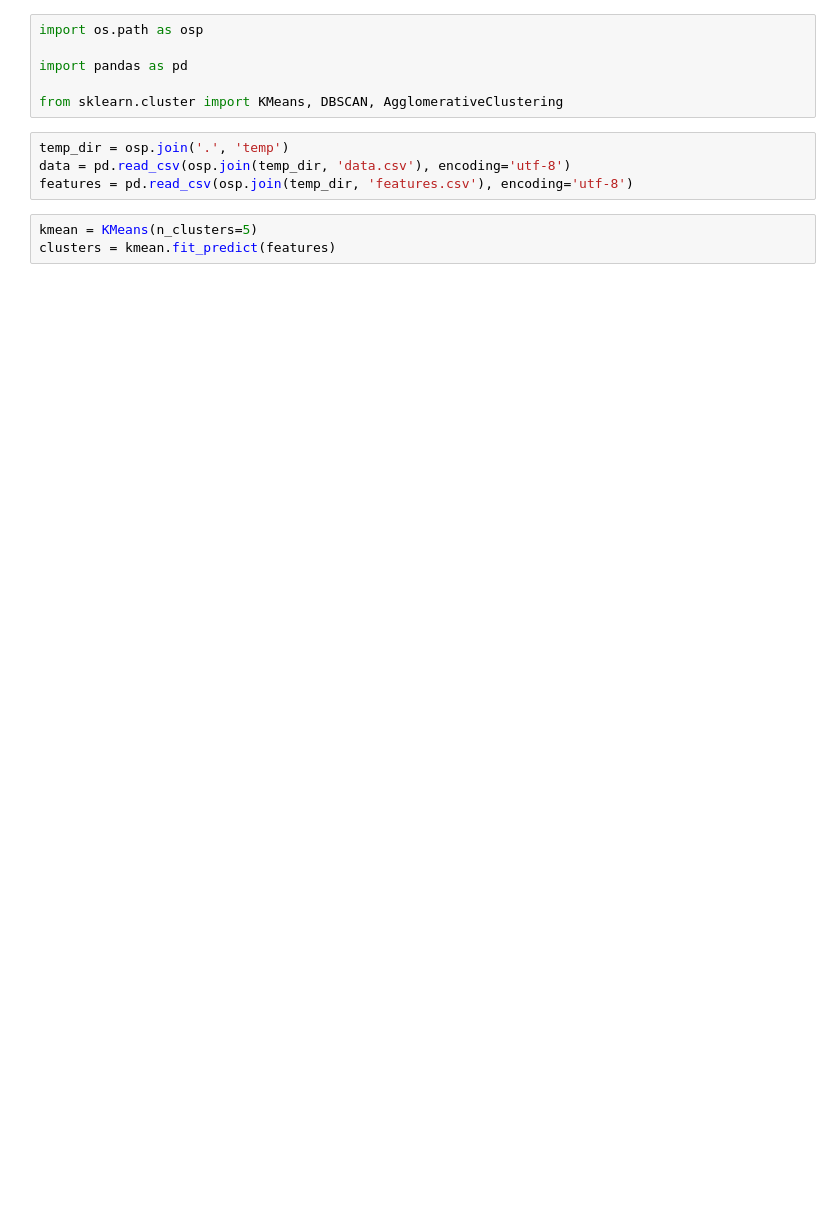
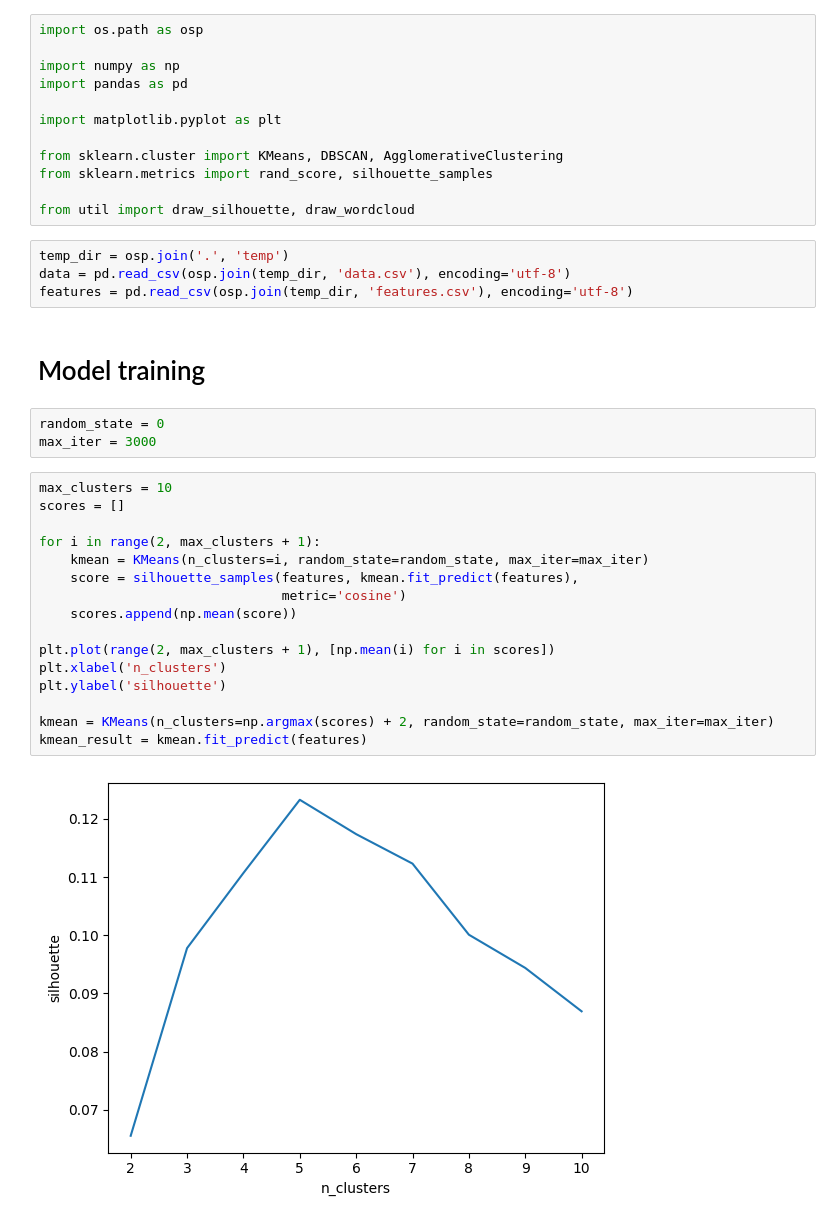
Before and after one commit to Ngoc-Cac/NLP_Final, a Jupyter notebook: Code/model_training.ipynb, the cells around one changed output. Cells and saved outputs as stored; diff of their text form; blank space fills up the shorter version.

```diff
--- a/Code/model_training.ipynb
+++ b/Code/model_training.ipynb
@@ -1,13 +1,39 @@
 # %%
 import os.path as osp
 
+import numpy as np
 import pandas as pd
 
+import matplotlib.pyplot as plt
+
 from sklearn.cluster import KMeans, DBSCAN, AgglomerativeClustering
+from sklearn.metrics import rand_score, silhouette_samples
+
+from util import draw_silhouette, draw_wordcloud
 # %%
 temp_dir = osp.join('.', 'temp')
 data = pd.read_csv(osp.join(temp_dir, 'data.csv'), encoding='utf-8')
 features = pd.read_csv(osp.join(temp_dir, 'features.csv'), encoding='utf-8')
-# %%
-kmean = KMeans(n_clusters=5)
-clusters = kmean.fit_predict(features)
+# %% [markdown]
+# Model training
+# %%
+random_state = 0
+max_iter = 3000
+# %%
+max_clusters = 10
+scores = []
+
+for i in range(2, max_clusters + 1):
+    kmean = KMeans(n_clusters=i, random_state=random_state, max_iter=max_iter)
+    score = silhouette_samples(features, kmean.fit_predict(features),
+                               metric='cosine')
+    scores.append(np.mean(score))
+
+plt.plot(range(2, max_clusters + 1), [np.mean(i) for i in scores])
+plt.xlabel('n_clusters')
+plt.ylabel('silhouette')
+
+kmean = KMeans(n_clusters=np.argmax(scores) + 2, random_state=random_state, max_iter=max_iter)
+kmean_result = kmean.fit_predict(features)
+# %% [output]
+[figure, added]
```
Also changed, not shown: parts of 14 cells of this notebook, 3 other files.
